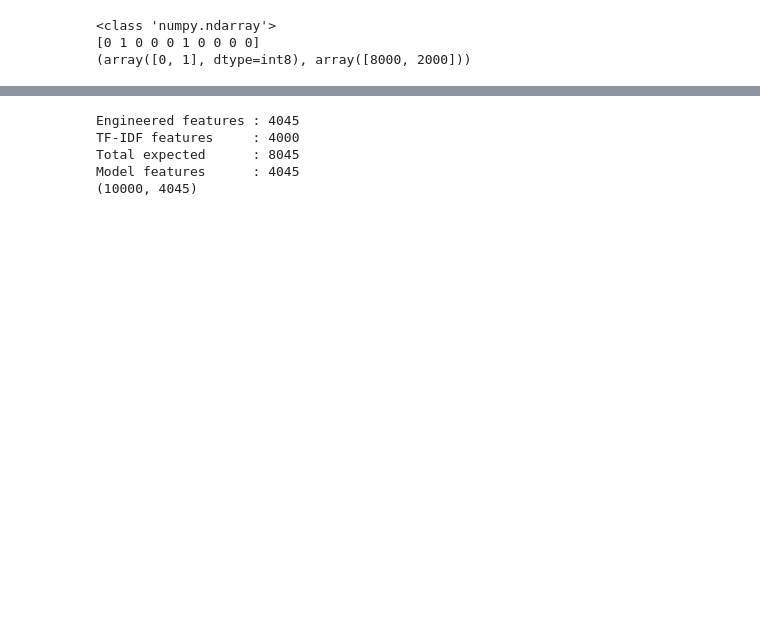
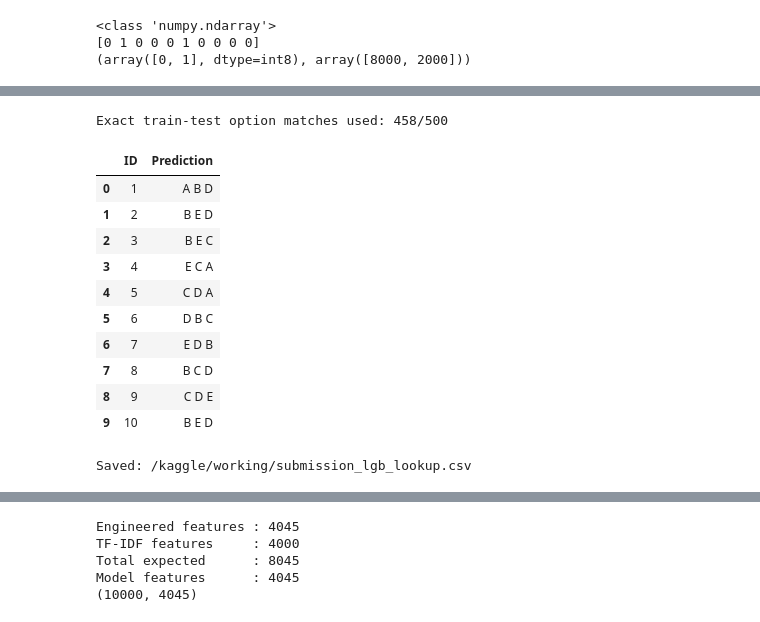
Before and after one commit to KhiranKumar123/dlgenai-t22026, a Jupyter notebook: DL-25f1000339-notebook-t22026.ipynb, the cells around one changed output, grey strips where cells are left out. Drawn from its saved outputs; the diff is of its cells as text; code cells hidden in the pictures; blank space fills up the shorter version.

Commit message:
Kaggle Notebook | DL-25f1000339-notebook-t22026 | Version 9

```diff
--- a/DL-25f1000339-notebook-t22026.ipynb
+++ b/DL-25f1000339-notebook-t22026.ipynb
@@ -1202 +1114,75 @@ MAP@3    : 0.65825
 ['models/lightgbm_models.pkl']
+# %%
+import pandas as pd
+import numpy as np
+
+OPTION_COLS = ["A", "B", "C", "D", "E"]
+
+def option_set_key(row):
+    return " || ".join(
+        str(row[col]).strip().lower()
+        for col in OPTION_COLS
+    )
+
+train_lookup = (
+    train.assign(option_key=train.apply(option_set_key, axis=1))
+         .groupby("option_key")["answer"]
+         .first()
+         .to_dict()
+)
+
+test_lgb_matrix = test_lgb.reshape(len(test), 5)
+
+predictions = []
+matched_count = 0
+
+for row_idx, (_, row) in enumerate(test.iterrows()):
+    key = option_set_key(row)
+
+    # LightGBM ranking for all five options
+    ranked_indices = np.argsort(-test_lgb_matrix[row_idx])
+    ranking = [OPTION_COLS[i] for i in ranked_indices]
+
+    # Override rank 1 when this exact option set was seen in train
+    if key in train_lookup:
+        known_answer = train_lookup[key]
+        ranking = [known_answer] + [label for label in ranking if label != known_answer]
+        matched_count += 1
+
+    predictions.append(" ".join(ranking[:3]))
+
+print(f"Exact train-test option matches used: {matched_count}/{len(test)}")
+
+sample = pd.read_csv(
+    "/kaggle/input/competitions/smart-mcq-solver-challenge/sample_submission.csv"
+)
+
+id_col = sample.columns[0]
+prediction_col = sample.columns[1]
+
+prediction_by_id = dict(zip(test["id"], predictions))
+
+submission = sample[[id_col]].copy()
+submission[prediction_col] = submission[id_col].map(prediction_by_id)
+
+assert submission[prediction_col].notna().all()
+assert submission[prediction_col].str.split().str.len().eq(3).all()
+
+submission.to_csv("/kaggle/working/submission_lgb_lookup.csv", index=False)
+
+display(submission.head(10))
+print("Saved: /kaggle/working/submission_lgb_lookup.csv")
+# %% [output]
+Exact train-test option matches used: 458/500
+|  | ID | Prediction |
+| 0 | 1 | A B D |
+| 1 | 2 | B E D |
+| 2 | 3 | B E C |
+| 3 | 4 | E C A |
+| 4 | 5 | C D A |
+| 5 | 6 | D B C |
+| 6 | 7 | E D B |
+| 7 | 8 | B C D |
+| 8 | 9 | C D E |
+| 9 | 10 | B E D |
+Saved: /kaggle/working/submission_lgb_lookup.csv
```
Also changed, not shown: parts of 19 cells of this notebook.
